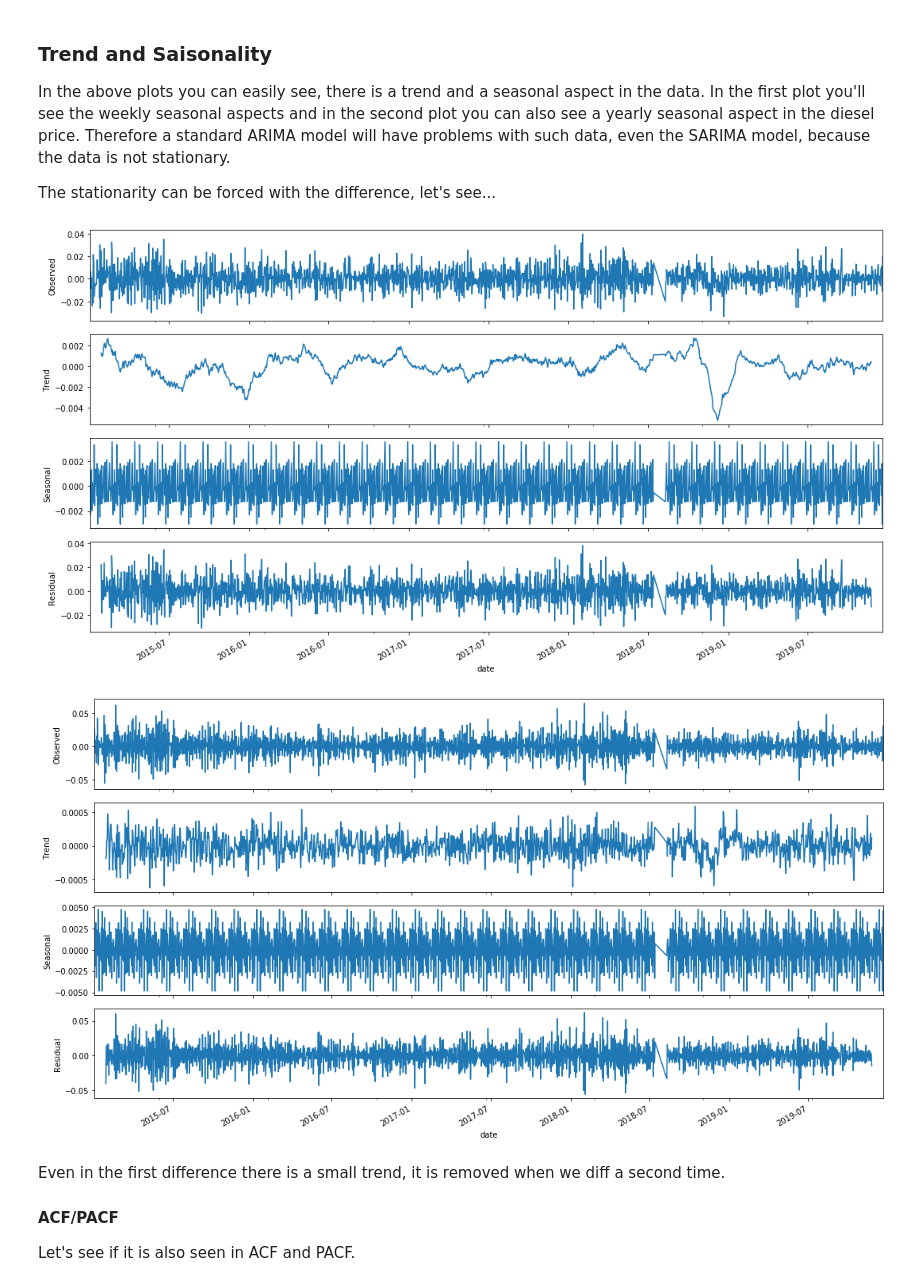
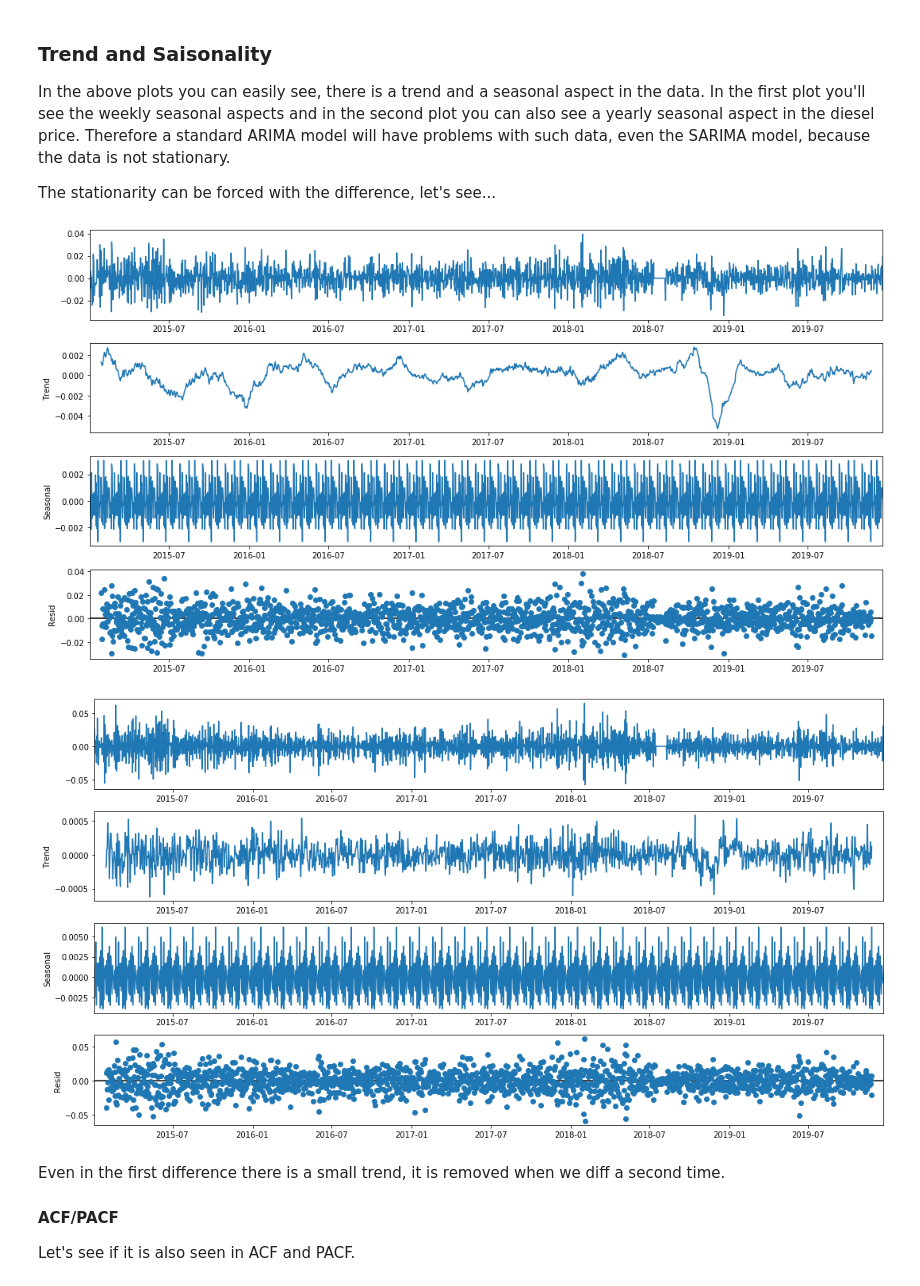
Before and after one commit to klogges5/capstone, a Jupyter notebook: Forecasting.ipynb, the cells around one changed output. Drawn from its saved outputs; the diff is of its cells as text; code cells hidden in the pictures.

```diff
--- a/Forecasting.ipynb
+++ b/Forecasting.ipynb
@@ -59,9 +61,10 @@ dtypes: float64(1)
 memory usage: 352.2 KB
 # %%
 # i want to use daily values for the ongoing analysis
+# use ffill to have a value for each day, otherwise ARIMA model has problems
 
 star_bahn.dropna(inplace=True)
-star_day = star_bahn.resample('d').mean()
+star_day = star_bahn.resample('d').mean().ffill()
 # %%
 star_day = star_day.asfreq('d')
 star_day.dropna(inplace=True)
@@ -85,15 +88,15 @@ Therefore a standard ARIMA model will have problems with such data, even the SAR
 
 The stationarity can be forced with the difference, let's see...
 # %%
-decompostion = sm.tsa.seasonal_decompose(star_day.diff().dropna(), freq=52, model='additive')
+decompostion = sm.tsa.seasonal_decompose(star_day.diff().dropna(), period=52, model='additive')
 decompostion.plot();
 # %% [output]
-[figure, old version]
+[figure, new version]
 # %%
-decompostion = sm.tsa.seasonal_decompose(star_day.diff().dropna().diff().dropna(), freq=52, model='additive')
+decompostion = sm.tsa.seasonal_decompose(star_day.diff().dropna().diff().dropna(), period=52, model='additive')
 decompostion.plot();
 # %% [output]
-[figure, old version]
+[figure, new version]
 # %% [markdown]
 Even in the first difference there is a small trend, it is removed when we diff a second time.
 
```
Also changed, not shown: parts of 36 cells of this notebook.
